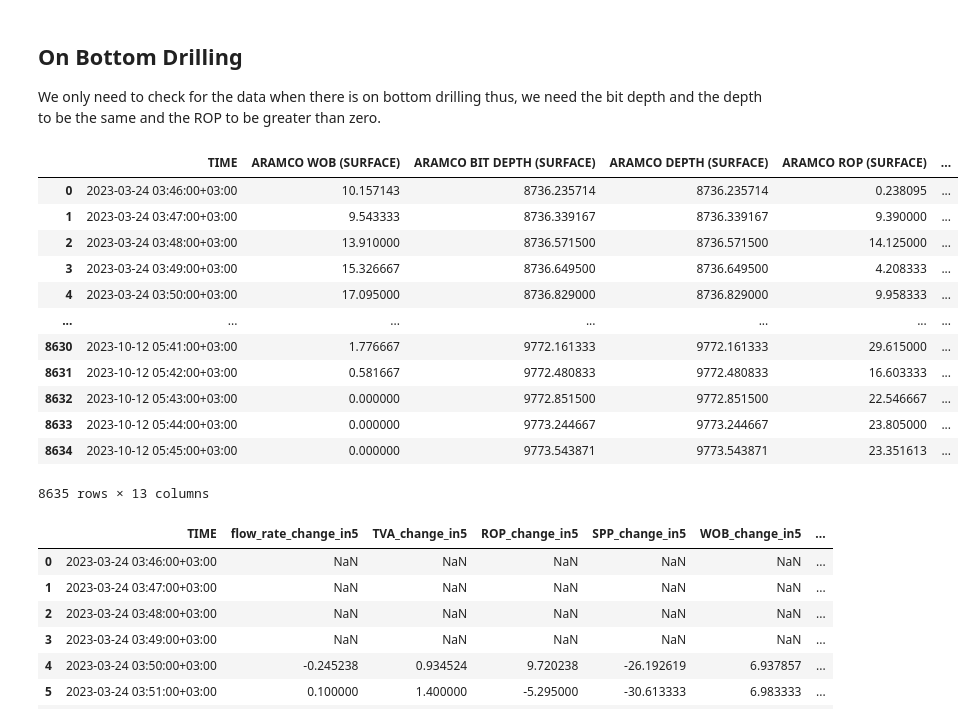
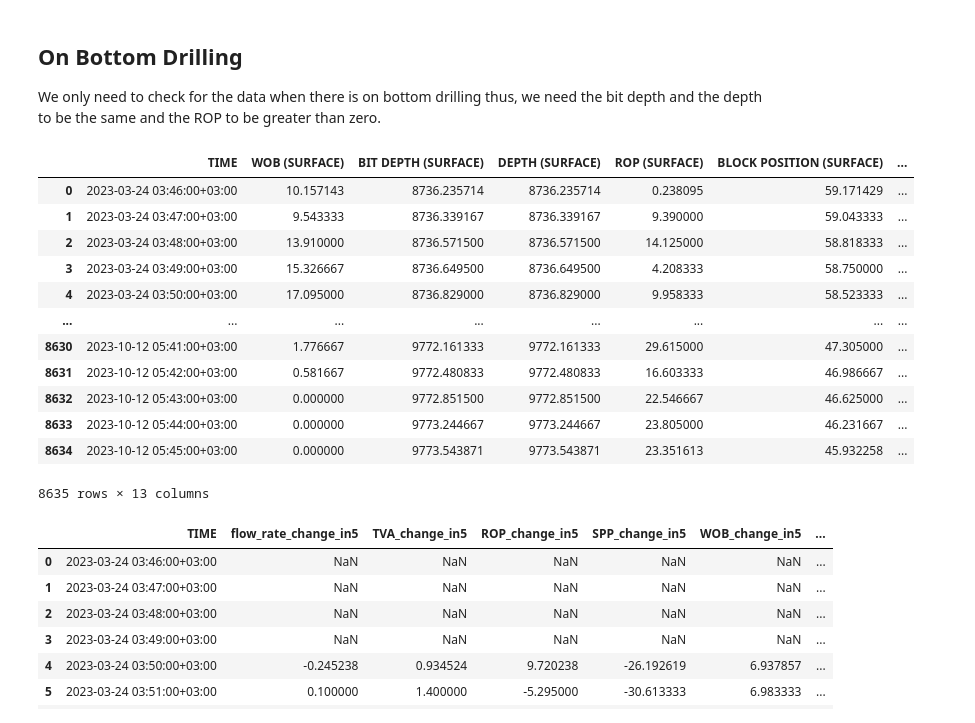
Before and after one commit to nkosimate/LSTM-autoencoder, a Jupyter notebook: LSTM_AE_with_labelled_data_seconds.ipynb, the cells around one changed output. Saved outputs shown, nothing was run; the diff lists cells and outputs as text; code cells hidden in the pictures.

```diff
--- a/LSTM_AE_with_labelled_data_seconds.ipynb
+++ b/LSTM_AE_with_labelled_data_seconds.ipynb
@@ -118,6 +118,6 @@ ARAMCO SPM1 (SURFACE)                                 object
 dtype: object
 # %%
 #Create new dataframe object without "Heartbeat" data
-df_final = df[df['ARAMCO DEPTH (SURFACE)']>=0]
+df_final = df[df[' DEPTH (SURFACE)']>=0]
 df_final
 # %% [output]
@@ -142,8 +142,8 @@ A value is trying to be set on a copy of a slice from a DataFrame
 See the caveats in the documentation: https://pandas.pydata.org/pandas-docs/stable/user_guide/indexing.html#returning-a-view-versus-a-copy
   df_final.fillna(method='bfill', inplace=True)
 # %%
-col_to_drop = ['ARAMCO TTV (SURFACE)','ARAMCO TVT (SURFACE)','ARAMCO MLOG LAG DEPTH',
-               'ARAMCO SPM3 (SURFACE)', 'ARAMCO SPM2 (SURFACE)','ARAMCO SPM1 (SURFACE)','ARAMCO TTV2 (SURFACE)']
+col_to_drop = [' TTV (SURFACE)',' TVT (SURFACE)',' MLOG LAG DEPTH',
+               ' SPM3 (SURFACE)', ' SPM2 (SURFACE)',' SPM1 (SURFACE)',' TTV2 (SURFACE)']
 df_final = df_final.drop(columns=col_to_drop)
 df_final
 # %% [markdown]
@@ -152,22 +152,22 @@ df_final
 We only need to check for the data when there is on bottom drilling thus, we need the bit depth and the depth to be the same and the ROP to be greater than zero.
 # %%
 #only get data when it is on bottom drilling and that is when bit depth == depth
-drilling_df = df_final[df_final['ARAMCO BIT DEPTH (SURFACE)'] == df_final['ARAMCO DEPTH (SURFACE)']]
-drilling_df = drilling_df[drilling_df['ARAMCO ROP (SURFACE)'] > 0]
+drilling_df = df_final[df_final[' BIT DEPTH (SURFACE)'] == df_final[' DEPTH (SURFACE)']]
+drilling_df = drilling_df[drilling_df[' ROP (SURFACE)'] > 0]
 drilling_df = drilling_df.reset_index(drop = True)
 drilling_df
 # %% [output]
-|  | TIME | ARAMCO WOB (SURFACE) | ARAMCO BIT DEPTH (SURFACE) | ARAMCO DEPTH (SURFACE) | ARAMCO ROP (SURFACE) | ... |
-| 0 | 2023-03-24 03:46:00+03:00 | 10.157143 | 8736.235714 | 8736.235714 | 0.238095 | ... |
-| 1 | 2023-03-24 03:47:00+03:00 | 9.543333 | 8736.339167 | 8736.339167 | 9.390000 | ... |
-| 2 | 2023-03-24 03:48:00+03:00 | 13.910000 | 8736.571500 | 8736.571500 | 14.125000 | ... |
-| 3 | 2023-03-24 03:49:00+03:00 | 15.326667 | 8736.649500 | 8736.649500 | 4.208333 | ... |
-| 4 | 2023-03-24 03:50:00+03:00 | 17.095000 | 8736.829000 | 8736.829000 | 9.958333 | ... |
-| ... | ... | ... | ... | ... | ... | ... |
-| 8630 | 2023-10-12 05:41:00+03:00 | 1.776667 | 9772.161333 | 9772.161333 | 29.615000 | ... |
-| 8631 | 2023-10-12 05:42:00+03:00 | 0.581667 | 9772.480833 | 9772.480833 | 16.603333 | ... |
-| 8632 | 2023-10-12 05:43:00+03:00 | 0.000000 | 9772.851500 | 9772.851500 | 22.546667 | ... |
-| 8633 | 2023-10-12 05:44:00+03:00 | 0.000000 | 9773.244667 | 9773.244667 | 23.805000 | ... |
-| 8634 | 2023-10-12 05:45:00+03:00 | 0.000000 | 9773.543871 | 9773.543871 | 23.351613 | ... |
+|  | TIME | WOB (SURFACE) | BIT DEPTH (SURFACE) | DEPTH (SURFACE) | ROP (SURFACE) | BLOCK POSITION (SURFACE) | ... |
+| 0 | 2023-03-24 03:46:00+03:00 | 10.157143 | 8736.235714 | 8736.235714 | 0.238095 | 59.171429 | ... |
+| 1 | 2023-03-24 03:47:00+03:00 | 9.543333 | 8736.339167 | 8736.339167 | 9.390000 | 59.043333 | ... |
+| 2 | 2023-03-24 03:48:00+03:00 | 13.910000 | 8736.571500 | 8736.571500 | 14.125000 | 58.818333 | ... |
+| 3 | 2023-03-24 03:49:00+03:00 | 15.326667 | 8736.649500 | 8736.649500 | 4.208333 | 58.750000 | ... |
+| 4 | 2023-03-24 03:50:00+03:00 | 17.095000 | 8736.829000 | 8736.829000 | 9.958333 | 58.523333 | ... |
+| ... | ... | ... | ... | ... | ... | ... | ... |
+| 8630 | 2023-10-12 05:41:00+03:00 | 1.776667 | 9772.161333 | 9772.161333 | 29.615000 | 47.305000 | ... |
+| 8631 | 2023-10-12 05:42:00+03:00 | 0.581667 | 9772.480833 | 9772.480833 | 16.603333 | 46.986667 | ... |
+| 8632 | 2023-10-12 05:43:00+03:00 | 0.000000 | 9772.851500 | 9772.851500 | 22.546667 | 46.625000 | ... |
+| 8633 | 2023-10-12 05:44:00+03:00 | 0.000000 | 9773.244667 | 9773.244667 | 23.805000 | 46.231667 | ... |
+| 8634 | 2023-10-12 05:45:00+03:00 | 0.000000 | 9773.543871 | 9773.543871 | 23.351613 | 45.932258 | ... |
 8635 rows × 13 columns
 # %%
```
Also changed, not shown: parts of 8 cells of this notebook.
